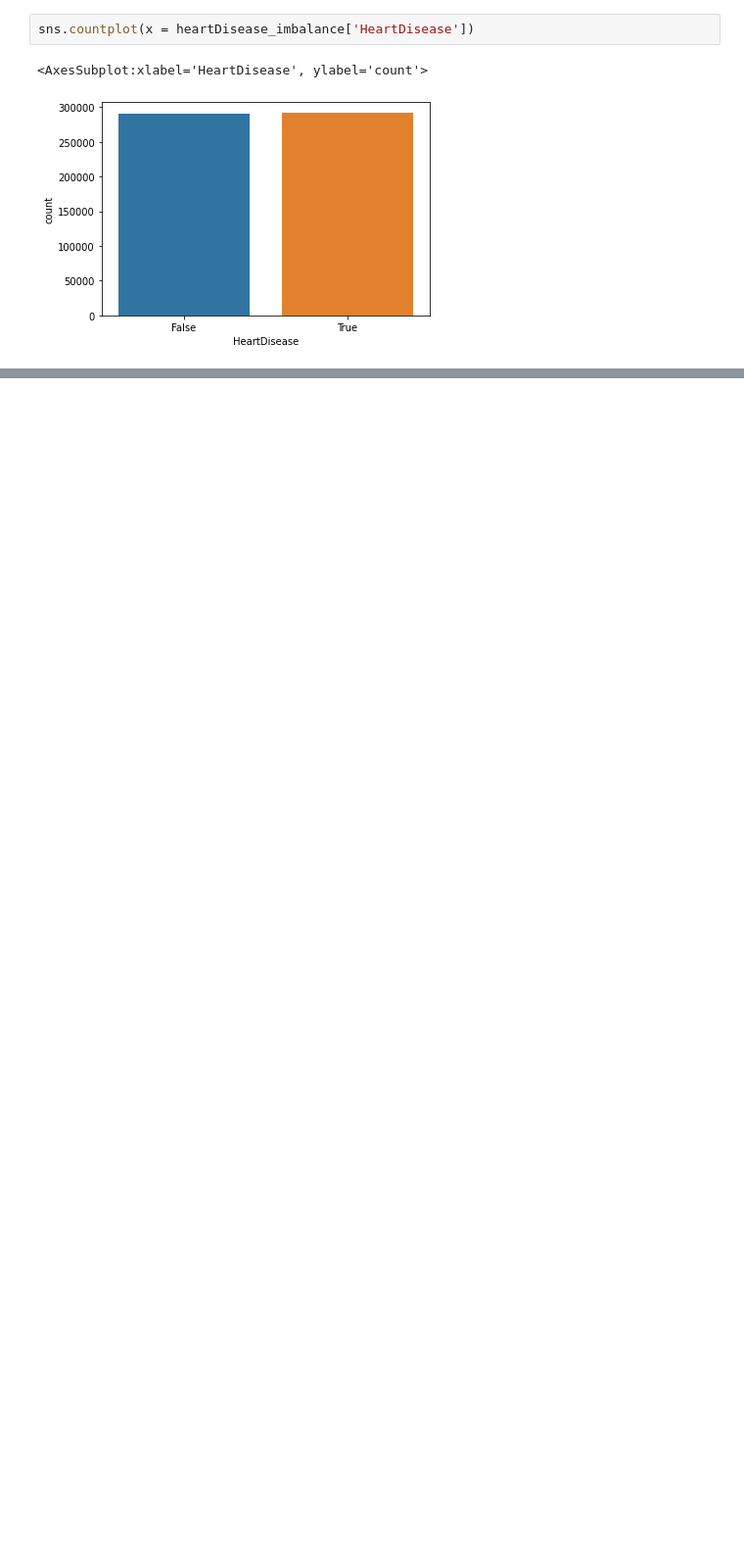
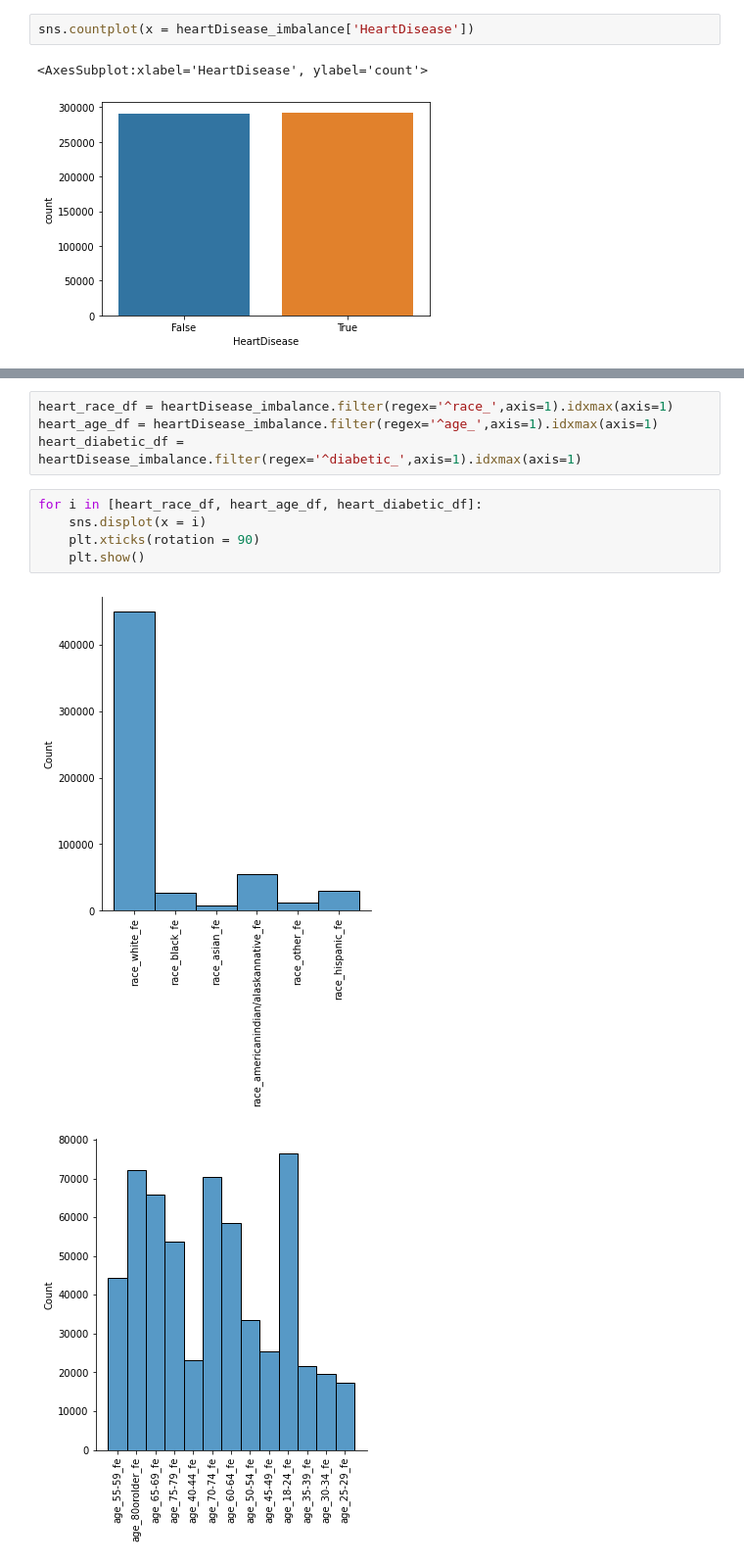
Before and after one commit to Portugapt/AAA-Explainability, a Jupyter notebook: source/2_preparation/2_heart_processing.ipynb, the cells around one changed output, grey strips where cells are left out. Shown at 98% size. Drawn from its saved outputs; the diff is of its cells as text; blank space fills up the shorter version.

```diff
--- a/source/2_preparation/2_heart_processing.ipynb
+++ b/source/2_preparation/2_heart_processing.ipynb
@@ -148,0 +264,12 @@ sns.countplot(x = heartDisease_imbalance['HeartDisease'])
+# %%
+heart_race_df = heartDisease_imbalance.filter(regex='^race_',axis=1).idxmax(axis=1)
+heart_age_df = heartDisease_imbalance.filter(regex='^age_',axis=1).idxmax(axis=1)
+heart_diabetic_df = heartDisease_imbalance.filter(regex='^diabetic_',axis=1).idxmax(axis=1)
+# %%
+for i in [heart_race_df, heart_age_df, heart_diabetic_df]:
+    sns.displot(x = i)
+    plt.xticks(rotation = 90)
+    plt.show()
+# %% [output]
+[figure, added]
+[figure, added]
```
Also changed, not shown: parts of 14 cells of this notebook, 2 other files.
